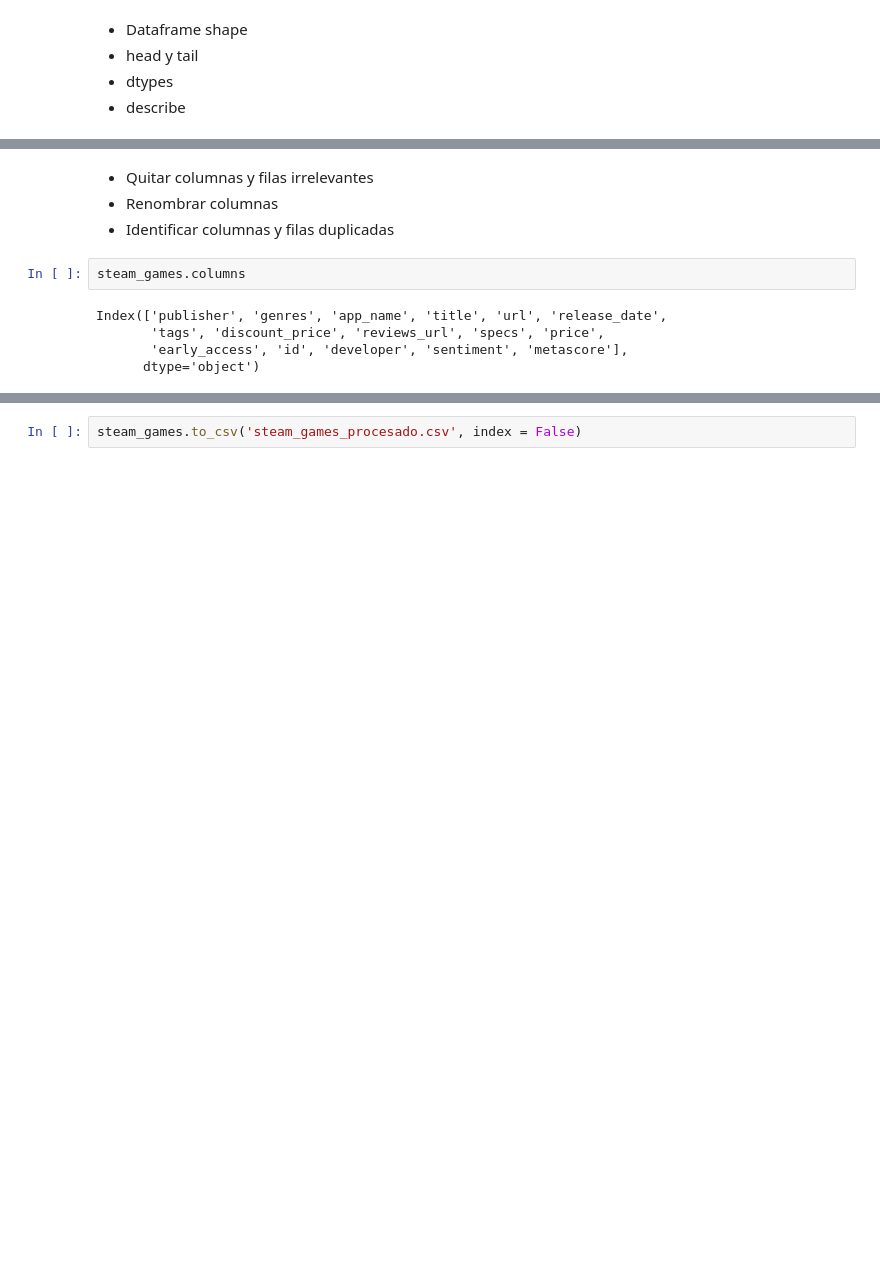
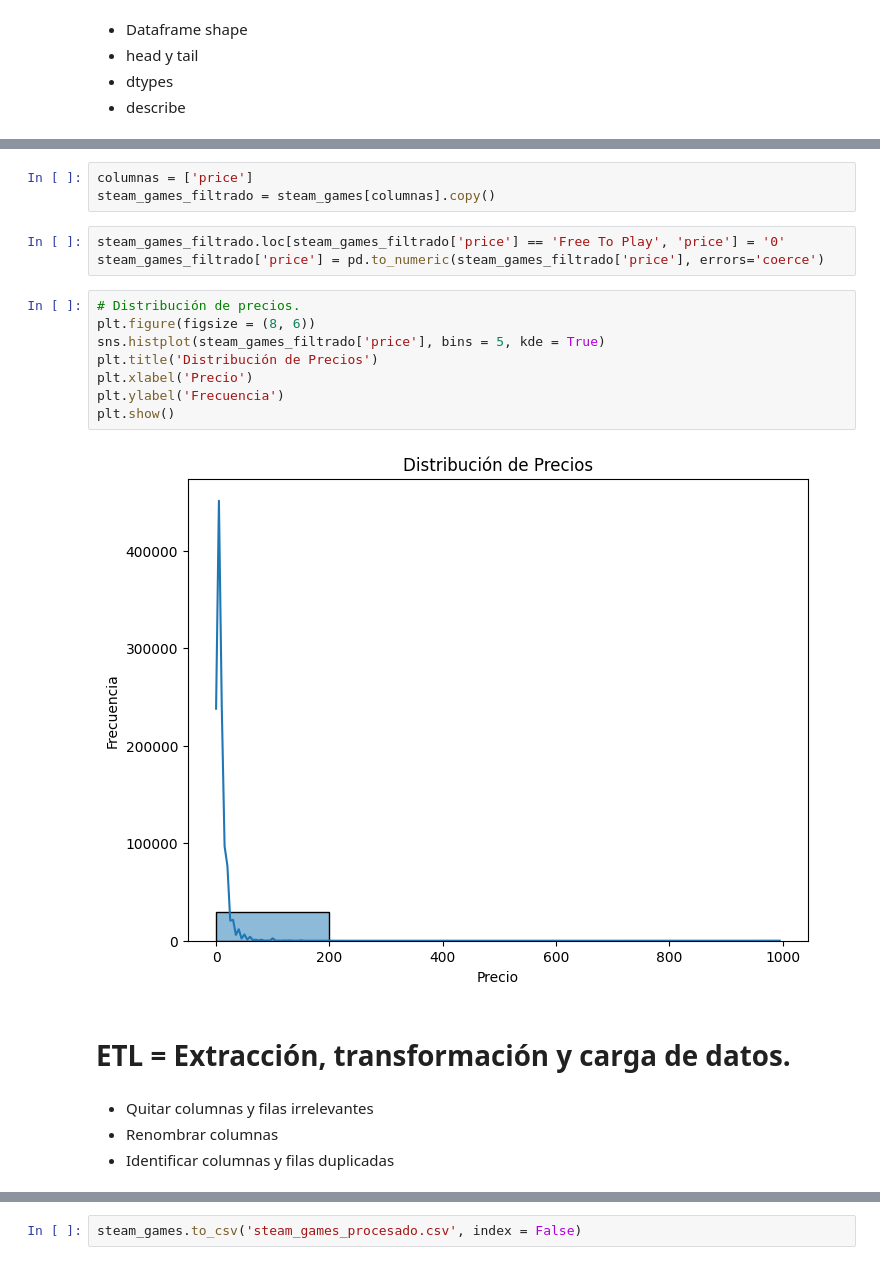
Before and after one commit to PrismaPsy/Machine-Learning-Operations, a Jupyter notebook: Machine Learning Operations Steam/ETL_EDA_SteamGames.ipynb, the cells around one changed output, grey strips where cells are left out. Drawn from its saved outputs; the diff is of its cells as text; blank space fills up the shorter version.

```diff
--- a/Machine Learning Operations Steam/ETL_EDA_SteamGames.ipynb
+++ b/Machine Learning Operations Steam/ETL_EDA_SteamGames.ipynb
@@ -81,11 +126,22 @@ steam_games.describe()
+# %%
+columnas = ['price']
+steam_games_filtrado = steam_games[columnas].copy()
+# %%
+steam_games_filtrado.loc[steam_games_filtrado['price'] == 'Free To Play', 'price'] = '0'
+steam_games_filtrado['price'] = pd.to_numeric(steam_games_filtrado['price'], errors='coerce')
+# %%
+# Distribución de precios.
+plt.figure(figsize = (8, 6))
+sns.histplot(steam_games_filtrado['price'], bins = 5, kde = True)
+plt.title('Distribución de Precios')
+plt.xlabel('Precio')
+plt.ylabel('Frecuencia')
+plt.show()
+# %% [output]
+[figure, added]
+# %% [markdown]
+# ETL = Extracción, transformación y carga de datos.
 # %% [markdown]
 * Quitar columnas y filas irrelevantes
 * Renombrar columnas
 * Identificar columnas y filas duplicadas
-# %%
-steam_games.columns
-# %% [output]
-Index(['publisher', 'genres', 'app_name', 'title', 'url', 'release_date',
-       'tags', 'discount_price', 'reviews_url', 'specs', 'price',
-       'early_access', 'id', 'developer', 'sentiment', 'metascore'],
-      dtype='object')
```
Also changed, not shown: parts of 29 cells of this notebook, 2 other files.
